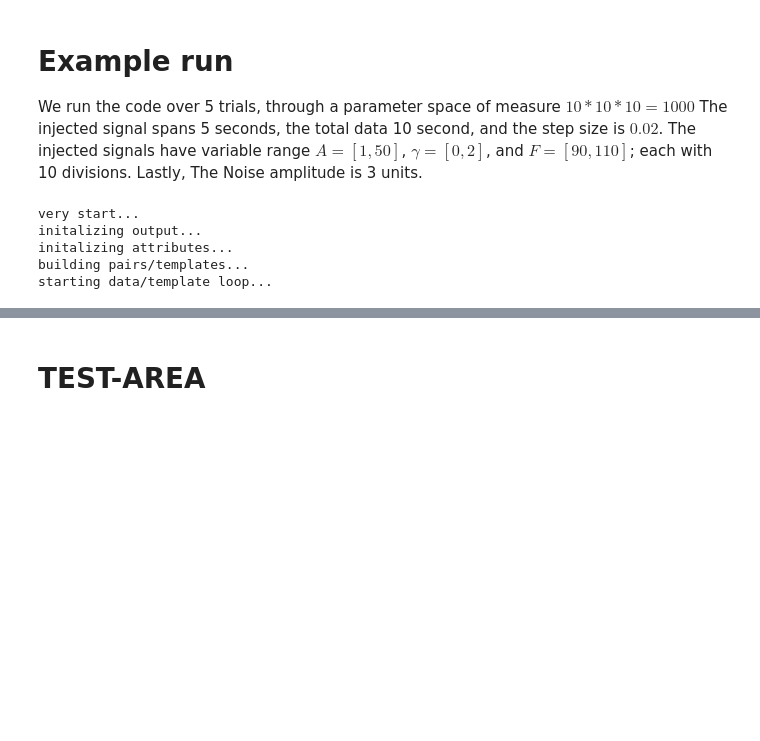
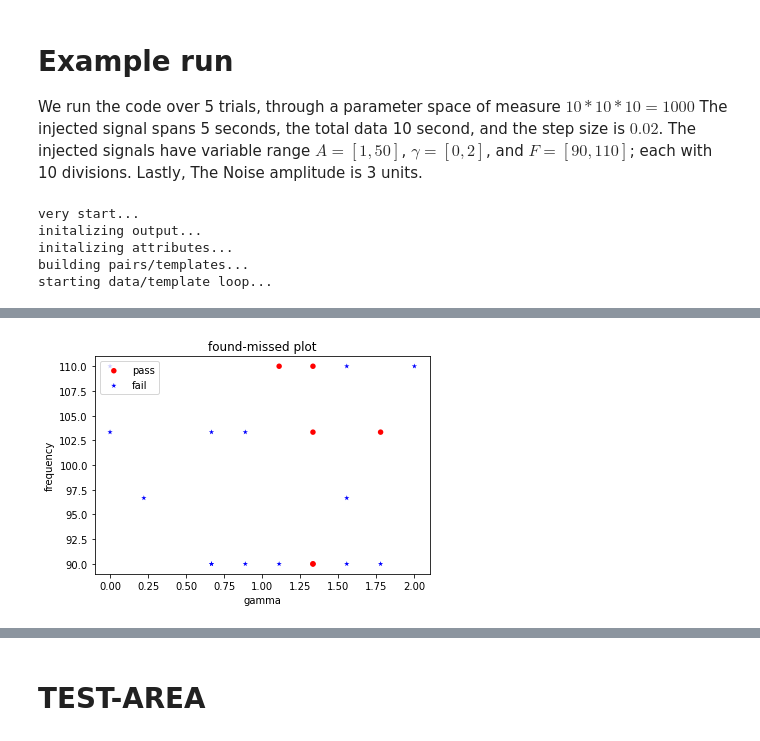
Before and after one commit to mickbrawler/Waveforms, a Jupyter notebook: OnSource_part_1.ipynb, the cells around one changed output, grey strips where cells are left out. Drawn from its saved outputs; the diff is of its cells as text; code cells hidden in the pictures; blank space fills up the shorter version.

```diff
--- a/OnSource_part_1.ipynb
+++ b/OnSource_part_1.ipynb
@@ -533,0 +612,6 @@ Need-fixing:
+# %%
+#scatter plot of fails & passes given threshold t
+# Amplitude vs. frequency
+x.Scatter_plotter( 1.5, 2, 0)
+# %% [output]
+[figure, added]
```
Also changed, not shown: parts of 11 cells of this notebook.
